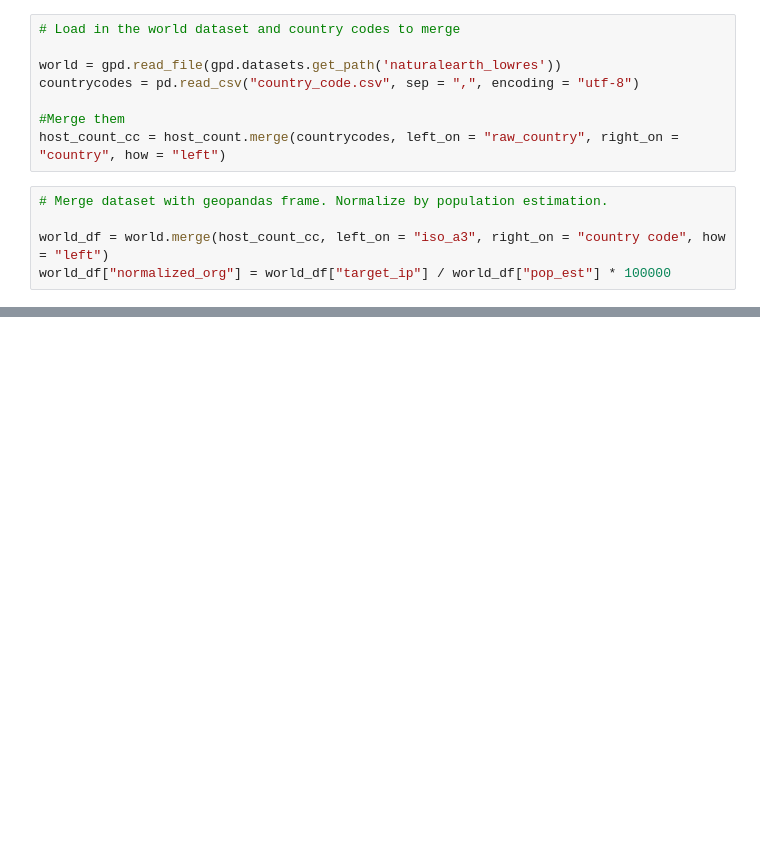
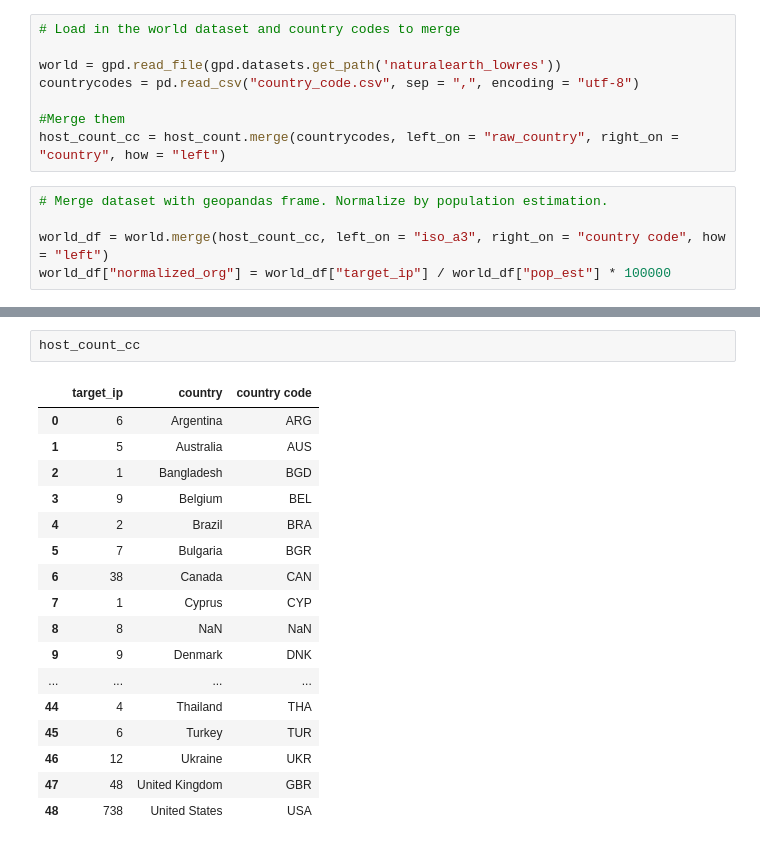
Before and after one commit to WKSu/WM0824TU-economics-of-cybersecurity-DDoS, a Jupyter notebook: SecurityMetrics/DDoS_Assignment1.ipynb, the cells around one changed output, grey strips where cells are left out. Saved outputs shown, nothing was run; the diff lists cells and outputs as text; blank space fills up the shorter version.

```diff
--- a/SecurityMetrics/DDoS_Assignment1.ipynb
+++ b/SecurityMetrics/DDoS_Assignment1.ipynb
@@ -335,0 +336,20 @@ ax.figure.savefig("unique_org_world.png")
+# %%
+host_count_cc
+# %% [output]
+|  | target_ip | country | country code |
+| 0 | 6 | Argentina | ARG |
+| 1 | 5 | Australia | AUS |
+| 2 | 1 | Bangladesh | BGD |
+| 3 | 9 | Belgium | BEL |
+| 4 | 2 | Brazil | BRA |
+| 5 | 7 | Bulgaria | BGR |
+| 6 | 38 | Canada | CAN |
+| 7 | 1 | Cyprus | CYP |
+| 8 | 8 | NaN | NaN |
+| 9 | 9 | Denmark | DNK |
+| ... | ... | ... | ... |
+| 44 | 4 | Thailand | THA |
+| 45 | 6 | Turkey | TUR |
+| 46 | 12 | Ukraine | UKR |
+| 47 | 48 | United Kingdom | GBR |
+| 48 | 738 | United States | USA |
```
Also changed, not shown: parts of 3 cells of this notebook, 2 other files.
